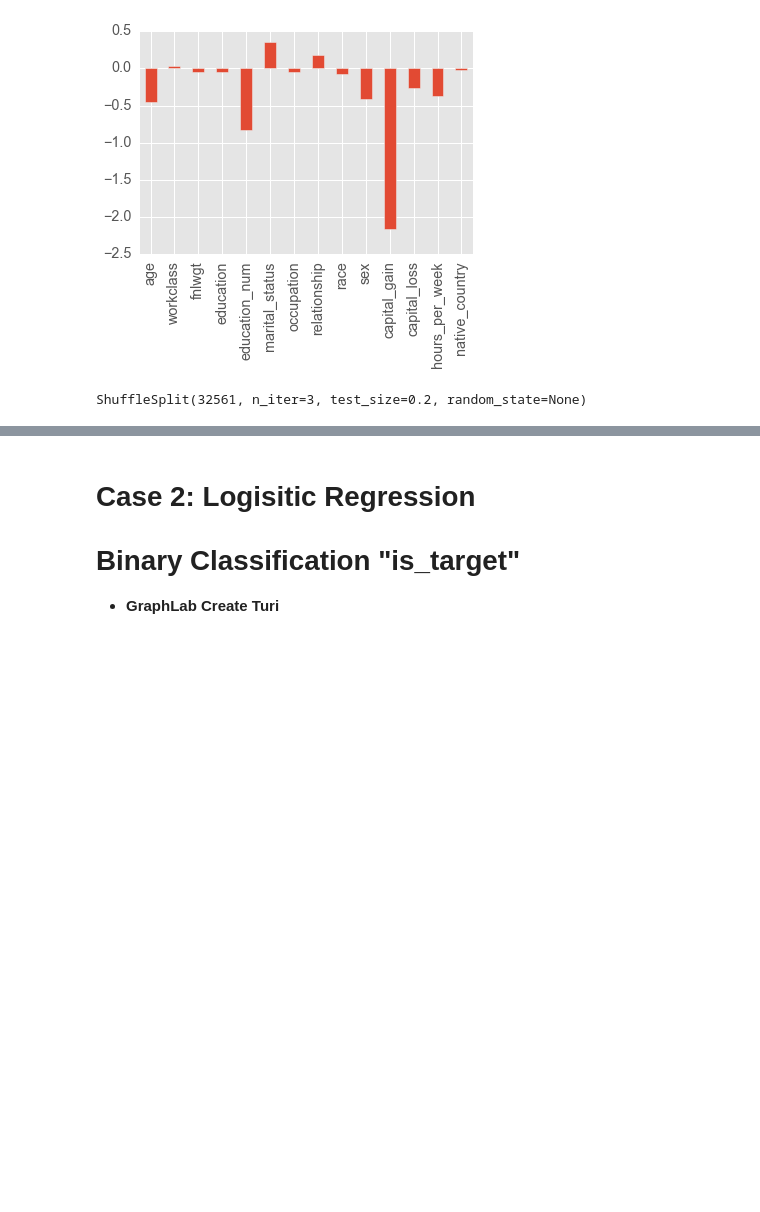
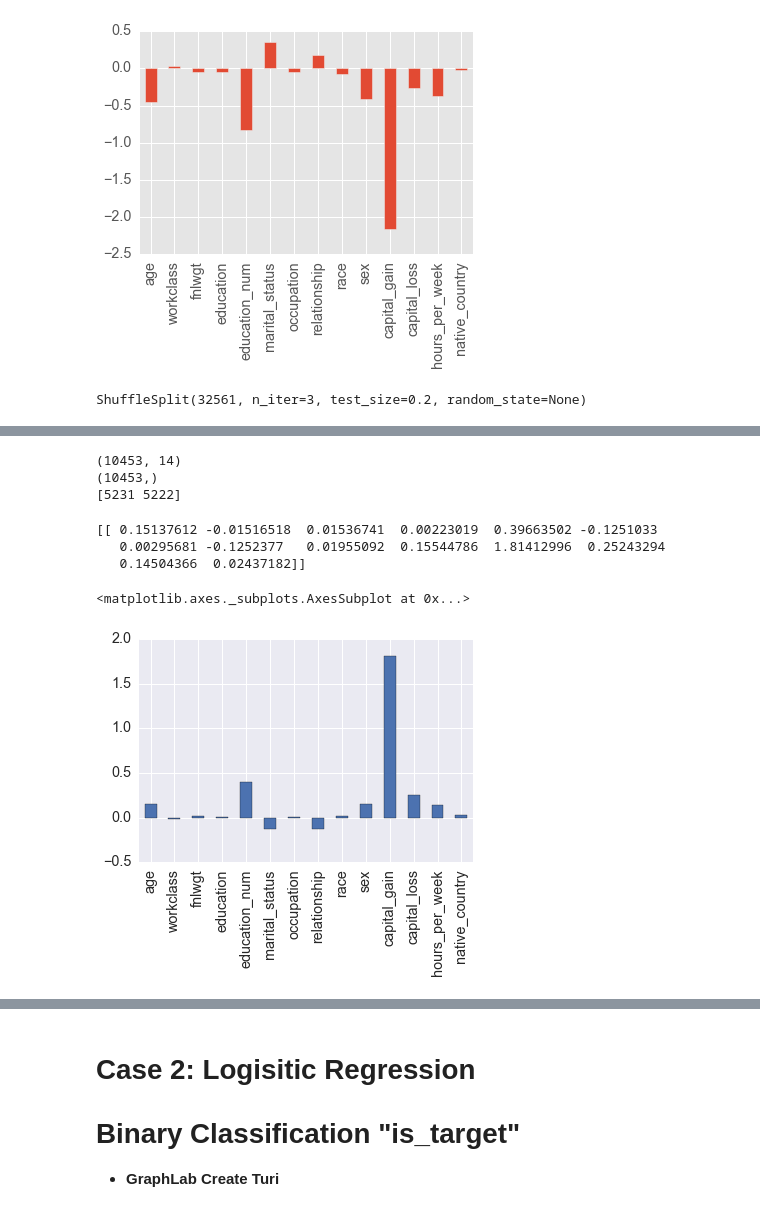
Before and after one commit to sanjayj/SMUMSDS2016, a Jupyter notebook: Minilab-Income-DS-.ipynb, the cells around one changed output, grey strips where cells are left out. Cells and saved outputs as stored; diff of their text form; code cells hidden in the pictures; blank space fills up the shorter version.

```diff
--- a/Minilab-Income-DS-.ipynb
+++ b/Minilab-Income-DS-.ipynb
@@ -208,7 +208,7 @@ Here, we used the in class **"04. Logits and SVM IPython Notebook**  as a guide.
 # %% [markdown]
 Now we will do similar predictions on a dataset with 30,000 rows. This particular dataset is the "income" dataset, which is attempting to use classification to separate US adults who earn less than 50,000 USD a year and those that earn more than 50,000 USD a year.
 # %%
-filename = path + '\income.csv'
+filename = path + '/income.csv'
 df_income = pd.read_csv(filename) # read in the csv file
 df_income.info()
 df_income['target'].head()
@@ -382,8 +382,8 @@ for train_indices, test_indices in cv_object:
     y_test = y[test_indices]
 
     # train the reusable logisitc regression model on the training data
-    lr_clf.fit(X_train,y_train)  # train object
-    y_hat = lr_clf.predict(X_test) # get test set precitions
+    %timeit lr_clf.fit(X_train,y_train)  # train object
+    %timeit y_hat = lr_clf.predict(X_test) # get test set precitions
 
     # now let's get the accuracy and confusion matrix for this iterations of training/testing
     acc = mt.accuracy_score(y_test,y_hat)
@@ -502,7 +509,7 @@ X_test_scaled = scl_obj.transform(X_test) # apply those means and std to the tes
 
 # train the model just as before
 lr_clf = LogisticRegression(penalty='l2', C=0.05) # get object, the 'C' value is less (can you guess why??)
-lr_clf.fit(X_train_scaled,y_train)  # train object
+%timeit lr_clf.fit(X_train_scaled,y_train)  # train object
 
 y_hat = lr_clf.predict(X_test_scaled) # get test set precitions
 
@@ -640,7 +647,7 @@ from sklearn import metrics as mt
 
 # train the model just as before
 svm_clf = SVC(C=0.5, kernel='linear', degree=3, gamma='auto') # get object
-svm_clf.fit(X_train_scaled, y_train)  # train object
+%timeit svm_clf.fit(X_train_scaled, y_train)  # train object
 
 y_hat = svm_clf.predict(X_test_scaled) # get test set precitions
 
@@ -654,0 +684,21 @@ print(conf)
+# %%
+
+# look at the support vectors
+print(svm_clf.support_vectors_.shape)
+print(svm_clf.support_.shape)
+print(svm_clf.n_support_ )
+# %% [output]
+(10453, 14)
+(10453,)
+[5231 5222]
+# %%
+# if using linear kernel, these make sense to look at (not otherwise, why?)
+print(svm_clf.coef_)
+weights = pd.Series(svm_clf.coef_[0],index=df_income.columns)
+weights.plot(kind='bar')
+# %% [output]
+[[ 0.15137612 -0.01516518  0.01536741  0.00223019  0.39663502 -0.1251033
+   0.00295681 -0.1252377   0.01955092  0.15544786  1.81412996  0.25243294
+   0.14504366  0.02437182]]
+<matplotlib.axes._subplots.AxesSubplot at 0x...>
+[figure, added]
```
Also changed, not shown: parts of 8 cells of this notebook.
